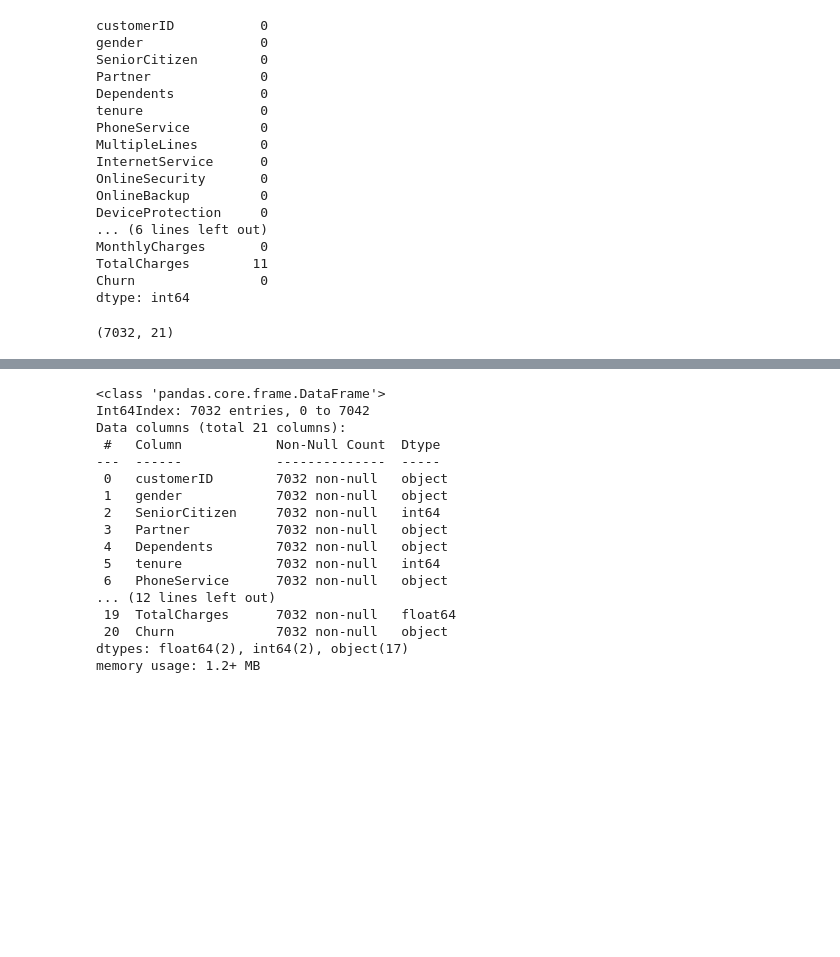
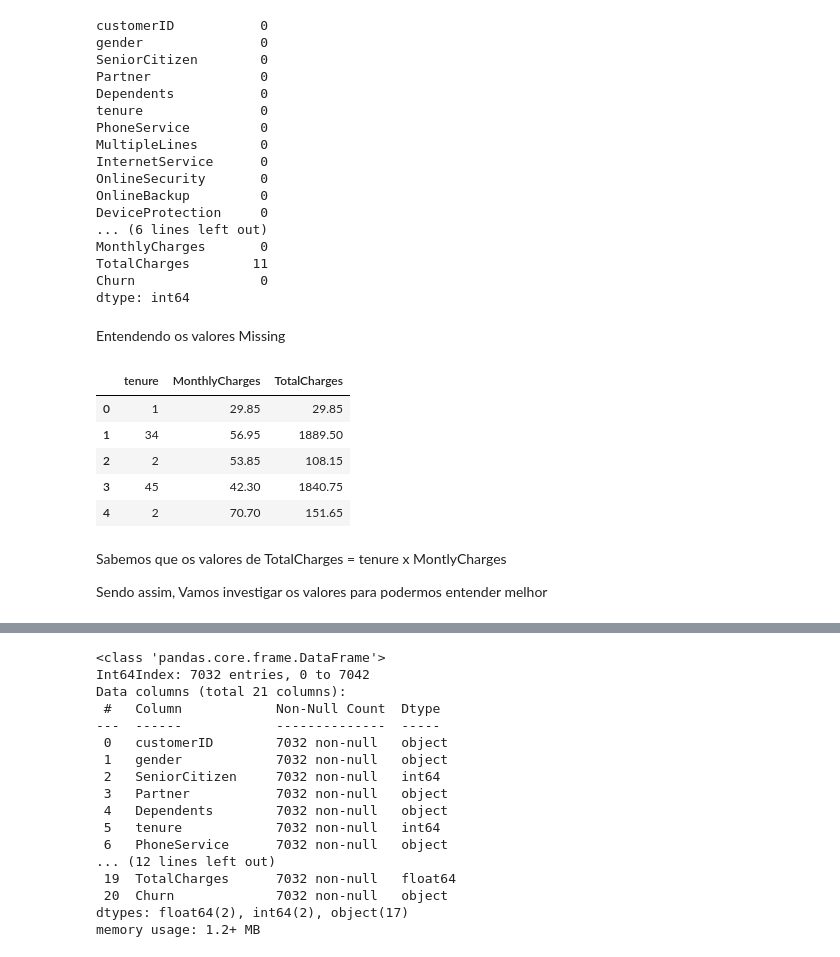
Before and after one commit to thiago-vale/Trabalhos-Awari, a Jupyter notebook: Projeto-churn-rate/Project_Awari.ipynb, the cells around one changed output, grey strips where cells are left out. Saved outputs shown, nothing was run; the diff lists cells and outputs as text; code cells hidden in the pictures; blank space fills up the shorter version.

```diff
--- a/Projeto-churn-rate/Project_Awari.ipynb
+++ b/Projeto-churn-rate/Project_Awari.ipynb
@@ -94,4 +92,15 @@ df = df.dropna()
-# %%
-df.shape
-# %% [output]
-(7032, 21)
+# %% [markdown]
+Entendendo os valores Missing
+# %%
+df[['tenure','MonthlyCharges','TotalCharges']].head()
+# %% [output]
+|  | tenure | MonthlyCharges | TotalCharges |
+| 0 | 1 | 29.85 | 29.85 |
+| 1 | 34 | 56.95 | 1889.50 |
+| 2 | 2 | 53.85 | 108.15 |
+| 3 | 45 | 42.30 | 1840.75 |
+| 4 | 2 | 70.70 | 151.65 |
+# %% [markdown]
+Sabemos que os valores de TotalCharges = tenure x MontlyCharges
+
+Sendo assim, Vamos investigar os valores para podermos entender melhor
```
Also changed, not shown: parts of 11 cells of this notebook.
